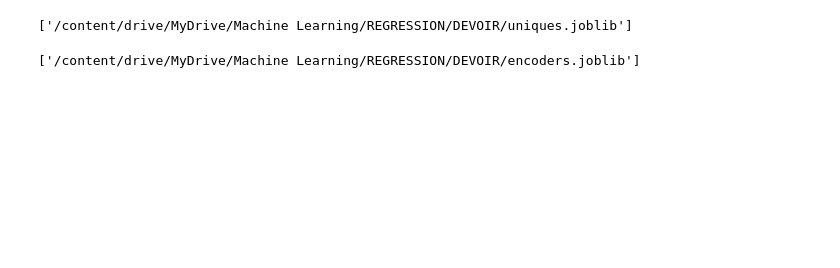
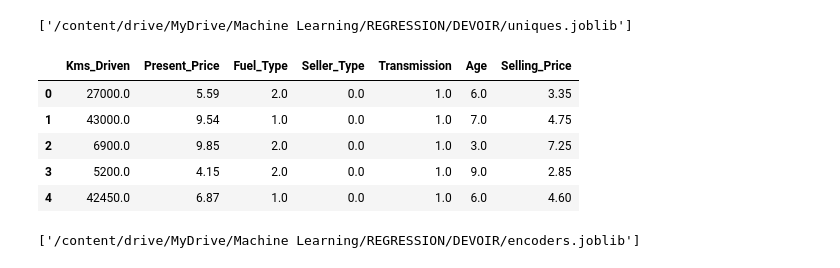
Before and after one commit to MHSECK/Deploy_Model_With_Streamlit, a Jupyter notebook: Machine Learning/REGRESSION/DEVOIR/rg car dataseet.ipynb, the cells around one changed output. Cells and saved outputs as stored; diff of their text form; code cells hidden in the pictures; blank space fills up the shorter version.

```diff
--- a/Machine Learning/REGRESSION/DEVOIR/rg car dataseet.ipynb
+++ b/Machine Learning/REGRESSION/DEVOIR/rg car dataseet.ipynb
@@ -147,12 +147,19 @@ jb.dump(uniques,"/content/drive/MyDrive/Machine Learning/REGRESSION/DEVOIR/uniqu
 from sklearn.preprocessing import LabelEncoder
 # Créer différents encodeurs pour les variables catégorielles
 encoders = []
-for i in range(len(cat_data.columns)):
-  encoder = LabelEncoder()
-  encoder.fit(df[cat_data.columns[i]]) # le modèle prend le temps de reconnaitre les classes
-  df[cat_data.columns[i]] = encoder.transform(df[cat_data.columns[i]]) # encoder les valeurs
-  # rajouter l'encoder sur la liste encoders
-  encoders.append(encoder)
+for col in cat_data.columns:
+    encoder = LabelEncoder()          # un nouvel encodeur par colonne
+    df[col] = encoder.fit_transform(df[col])
+    encoders.append(encoder)
+# %%
+df.head()
+# %% [output]
+|  | Kms_Driven | Present_Price | Fuel_Type | Seller_Type | Transmission | Age | Selling_Price |
+| 0 | 27000.0 | 5.59 | 2.0 | 0.0 | 1.0 | 6.0 | 3.35 |
+| 1 | 43000.0 | 9.54 | 1.0 | 0.0 | 1.0 | 7.0 | 4.75 |
+| 2 | 6900.0 | 9.85 | 2.0 | 0.0 | 1.0 | 3.0 | 7.25 |
+| 3 | 5200.0 | 4.15 | 2.0 | 0.0 | 1.0 | 9.0 | 2.85 |
+| 4 | 42450.0 | 6.87 | 1.0 | 0.0 | 1.0 | 6.0 | 4.60 |
 # %%
 # sauvegarde les encodeurs
 jb.dump(encoders, "/content/drive/MyDrive/Machine Learning/REGRESSION/DEVOIR/encoders.joblib" )
```
Also changed, not shown: parts of 3 cells of this notebook, 11 other files.
